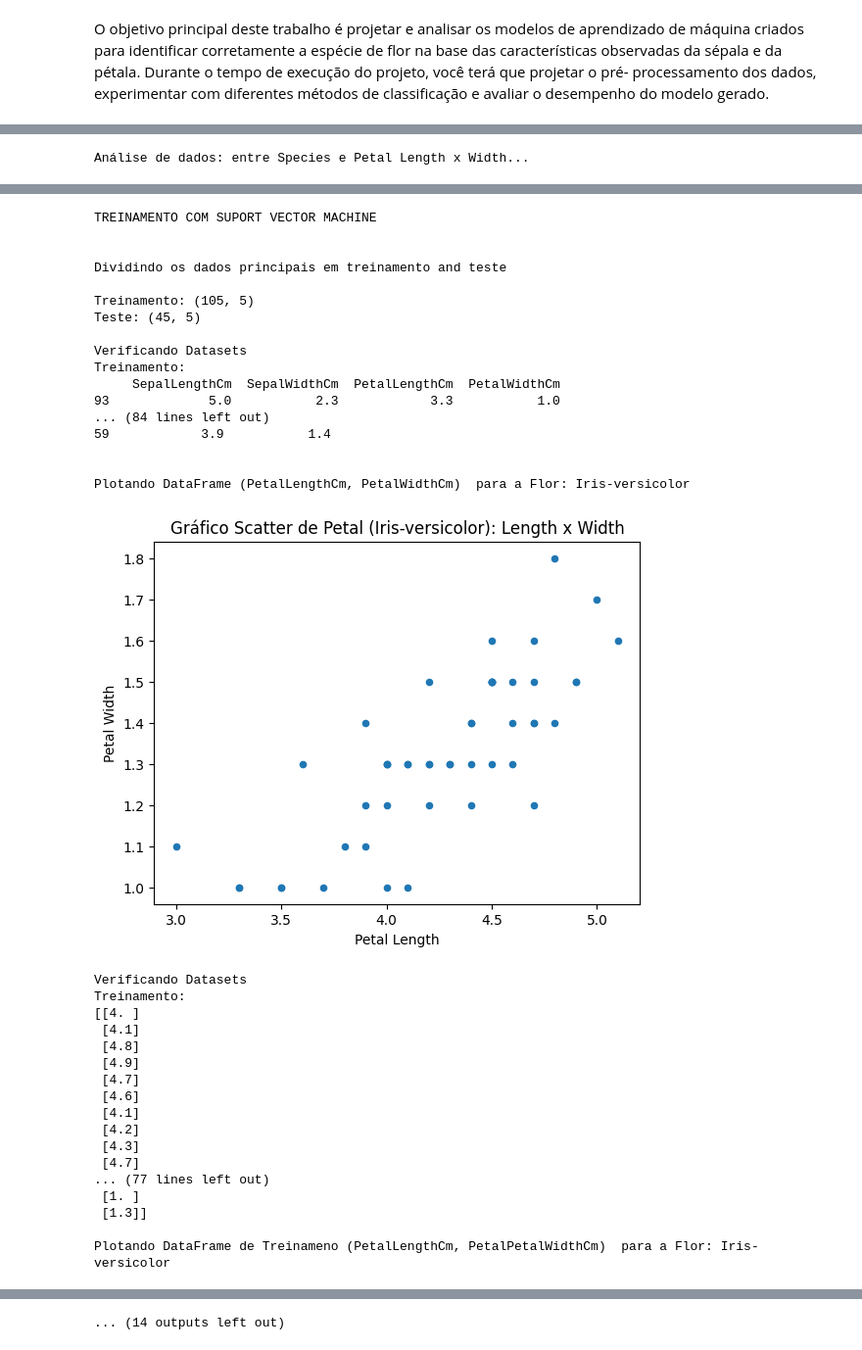
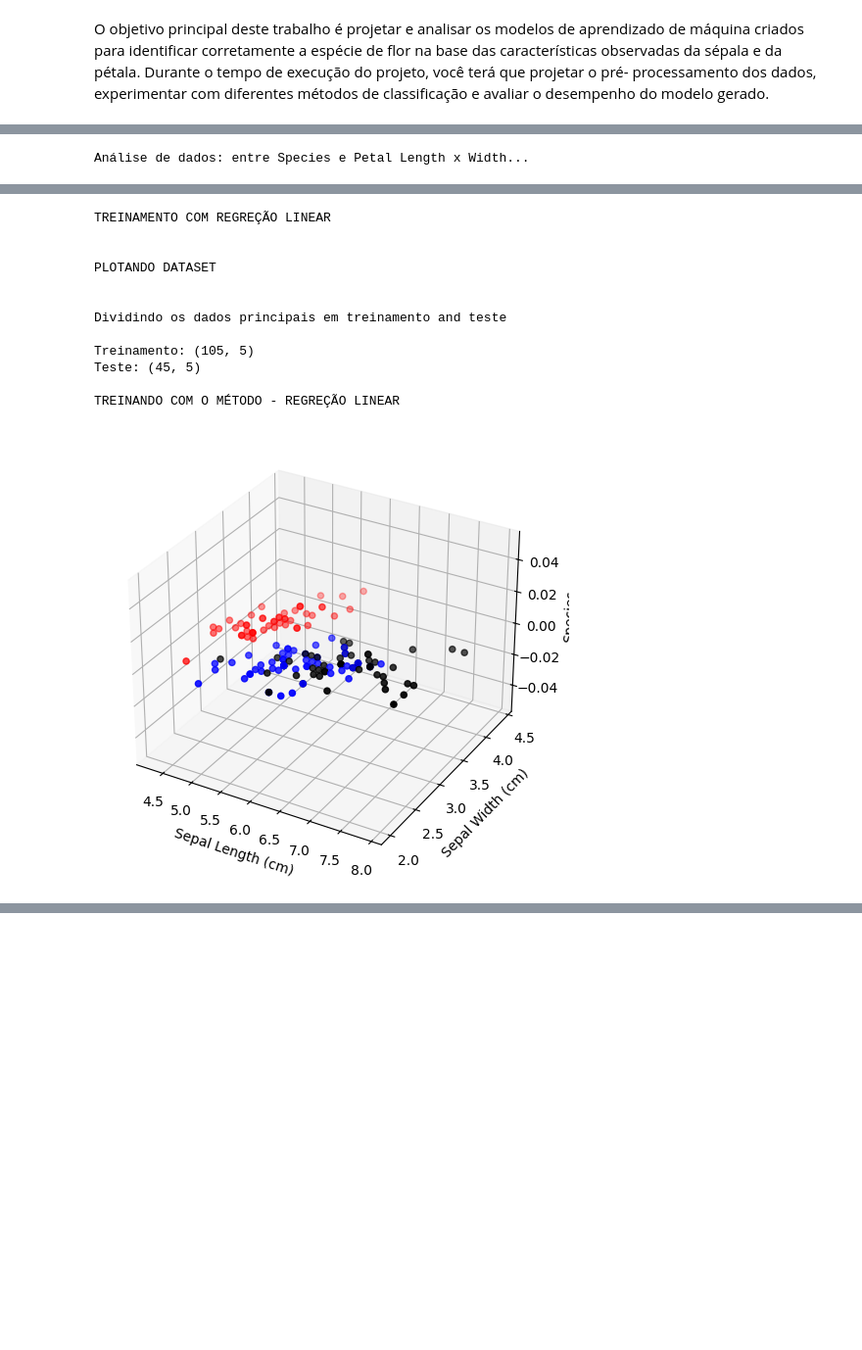
Before and after one commit to MarcusMacedo1510/curso-python-data-imc, a Jupyter notebook: trabalho_curso.ipynb, the cells around one changed output, grey strips where cells are left out. Shown at 98% size. Cells and saved outputs as stored; diff of their text form; code cells hidden in the pictures; blank space fills up the shorter version.

```diff
--- a/trabalho_curso.ipynb
+++ b/trabalho_curso.ipynb
@@ -386,65 +451,44 @@ class Iris():
 # Programa principal
 cl = Iris()
 cl.Train()
-cl.Treinamento_LinearRegression("Iris-virginica", "Petal")
-cl.Teste_LinearRegression("Iris-virginica", "Petal")
+#cl.Treinamento_LinearRegression("Iris-virginica", "Petal")
+#cl.Teste_LinearRegression("Iris-virginica", "Petal")
+cl.Treinamento_Regressao_Linear()
 # %% [output]
 Visualizando as primeiras linhas ...
 
    SepalLengthCm  SepalWidthCm  PetalLengthCm  PetalWidthCm      Species
 0            5.1           3.5            1.4           0.2  Iris-setosa
 1            4.9           3.0            1.4           0.2  Iris-setosa
 2            4.7           3.2            1.3           0.2  Iris-setosa
 3            4.6           3.1            1.5           0.2  Iris-setosa
 4            5.0           3.6            1.4           0.2  Iris-setosa
 
 Verificando a presença de valores ausentes ...
 
 SepalLengthCm    0
 ... (34 lines left out)
 Iris-virginica     50
 Name: count, dtype: int64
 
 Olhando correlação de colunas numéricas pelo heatmap...
 [figure]
 Olhando a distribuição de Sepal Length pelo BloxPlot...
 [figure]
 Análise de dados entre Species e Sepal Length x Width...
 [figure]
 Análise de dados: entre Species e Petal Length x Width...
 [figure]
-TREINAMENTO COM SUPORT VECTOR MACHINE
+TREINAMENTO COM REGREÇÃO LINEAR
+
+
+PLOTANDO DATASET
 
 
 Dividindo os dados principais em treinamento and teste
 
 Treinamento: (105, 5)
 Teste: (45, 5)
 
-Verificando Datasets
-Treinamento:
-     SepalLengthCm  SepalWidthCm  PetalLengthCm  PetalWidthCm
-93             5.0           2.3            3.3           1.0
-... (84 lines left out)
-59            3.9           1.4
-
-
-Plotando DataFrame (PetalLengthCm, PetalWidthCm)  para a Flor: Iris-versicolor
+TREINANDO COM O MÉTODO - REGREÇÃO LINEAR
-[figure, old version]
+[figure, new version]
-Verificando Datasets
-Treinamento:
-[[4. ]
- [4.1]
- [4.8]
- [4.9]
- [4.7]
- [4.6]
- [4.1]
- [4.2]
- [4.3]
- [4.7]
-... (77 lines left out)
- [1. ]
- [1.3]]
-
-Plotando DataFrame de Treinameno (PetalLengthCm, PetalPetalWidthCm)  para a Flor: Iris-versicolor
@@ -452 +494,0 @@ Plotando DataFrame de Treinameno (PetalLengthCm, PetalPetalWidthCm)  para a Flor
-... (14 outputs left out)
```
Also changed, not shown: parts of 2 cells of this notebook.
